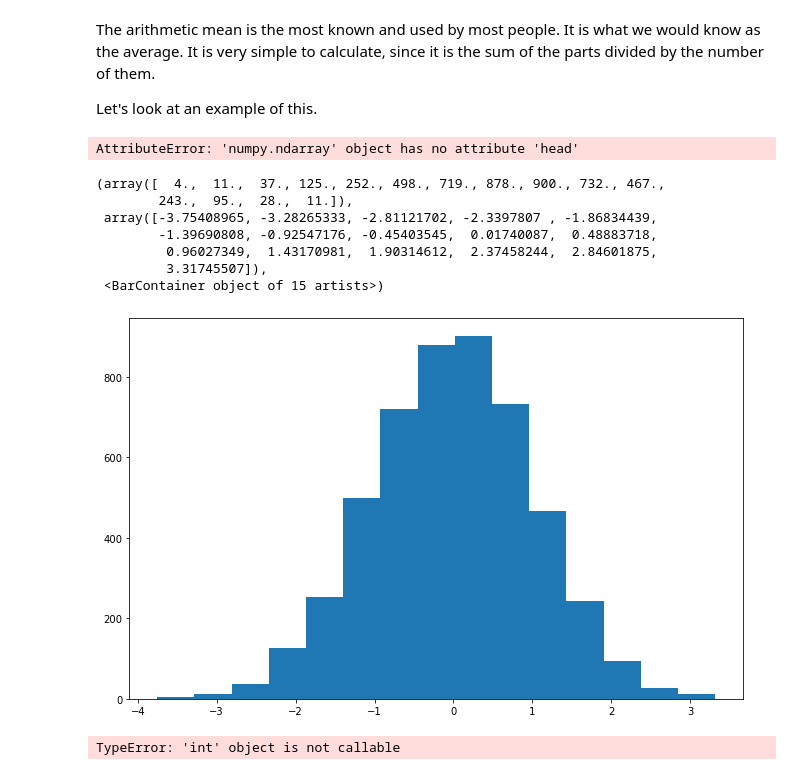
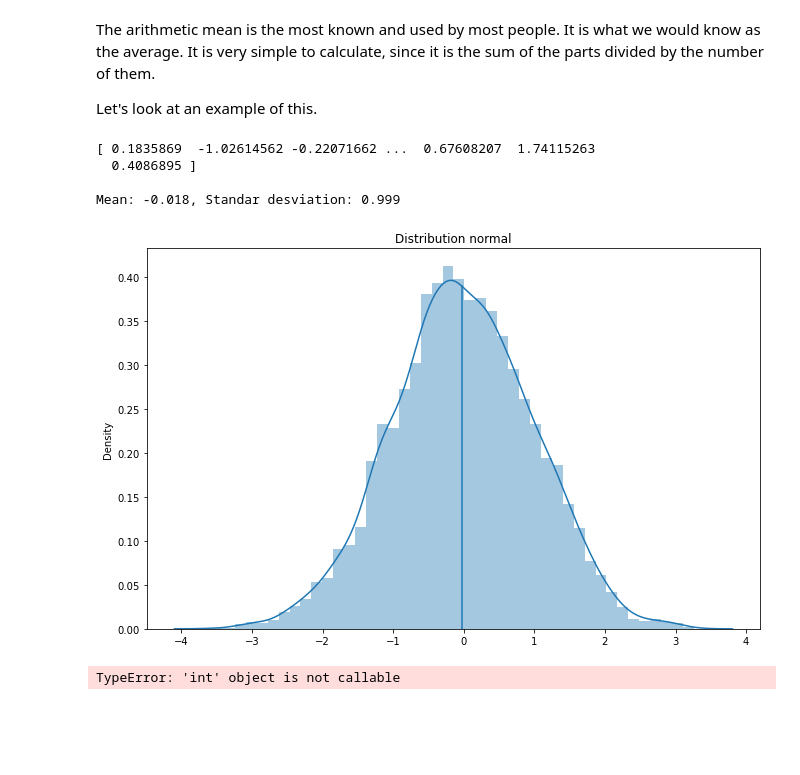
Before and after one commit to caroperez/Statistical_studies, a Jupyter notebook: Types of averages.ipynb, the cells around one changed output. Saved outputs shown, nothing was run; the diff lists cells and outputs as text; code cells hidden in the pictures; blank space fills up the shorter version.

```diff
--- a/Types of averages.ipynb
+++ b/Types of averages.ipynb
@@ -18,26 +19,26 @@ x_mean = round(np.mean(x), 3)
 x_std = round(np.std(x), 3)
 
 # show data
-print(x.head(100), '\n')
+print(x, '\n')
 print('Mean: {}, Standar desviation: {}'.format(x_mean, x_std))
 # %% [output]
-AttributeError: 'numpy.ndarray' object has no attribute 'head'
+[ 0.1835869  -1.02614562 -0.22071662 ...  0.67608207  1.74115263
+  0.4086895 ]
+
+Mean: -0.018, Standar desviation: 0.999
 # %%
 %matplotlib inline
 
-# distribution plot
-fix, ax = plt.subplots(figsize = (11, 7))
+fig, ax = plt.subplots(figsize= (11, 7))
 
-plt.hist(x, bins = 15)
+sns.distplot(x)
+plt.axvline(x_mean, 0, 0.9)
+
+ax.set_title('Distribution normal')
+
+plt.show()
 # %% [output]
-(array([  4.,  11.,  37., 125., 252., 498., 719., 878., 900., 732., 467.,
-        243.,  95.,  28.,  11.]),
- array([-3.75408965, -3.28265333, -2.81121702, -2.3397807 , -1.86834439,
-        -1.39690808, -0.92547176, -0.45403545,  0.01740087,  0.48883718,
-         0.96027349,  1.43170981,  1.90314612,  2.37458244,  2.84601875,
-         3.31745507]),
- <BarContainer object of 15 artists>)
-[figure, old version]
+[figure, new version]
 # %%
 values_grid(10, (1, 5))
 # %% [output]
```
Also changed, not shown: parts of 1 cell of this notebook.
